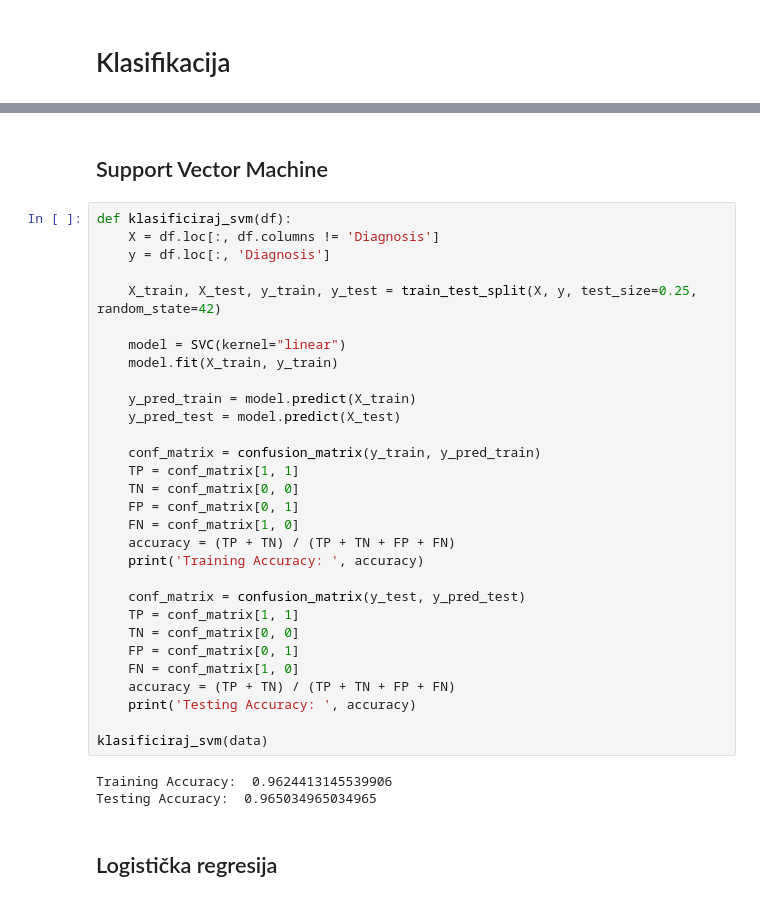
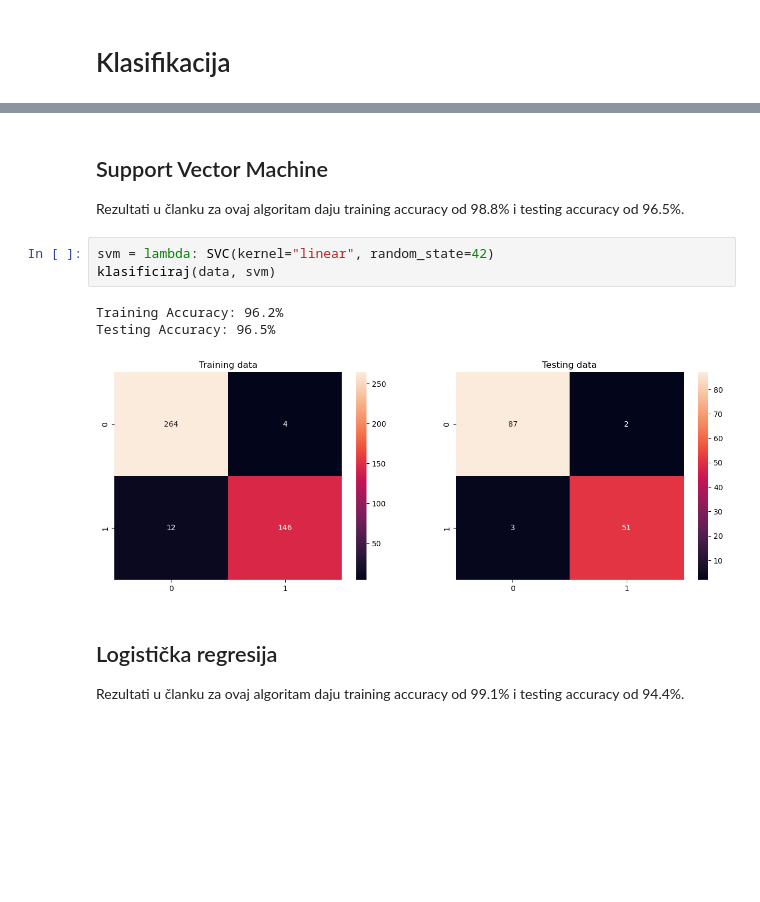
Before and after one commit to escapologit/UZOP, a Jupyter notebook: replikacija_rezultata/replikacija.ipynb, the cells around one changed output, grey strips where cells are left out. Saved outputs shown, nothing was run; the diff lists cells and outputs as text; blank space fills up the shorter version.

```diff
--- a/replikacija_rezultata/replikacija.ipynb
+++ b/replikacija_rezultata/replikacija.ipynb
@@ -55,38 +94,14 @@ data.head()
 # %% [markdown]
 ## Support Vector Machine
+Rezultati u članku za ovaj algoritam daju training accuracy od 98.8% i testing accuracy od 96.5%.
 # %%
-def klasificiraj_svm(df):
-    X = df.loc[:, df.columns != 'Diagnosis']
-    y = df.loc[:, 'Diagnosis']
-
-    X_train, X_test, y_train, y_test = train_test_split(X, y, test_size=0.25, random_state=42)
-
-    model = SVC(kernel="linear")
-    model.fit(X_train, y_train)
-
-    y_pred_train = model.predict(X_train)
-    y_pred_test = model.predict(X_test)
-
-    conf_matrix = confusion_matrix(y_train, y_pred_train)
-    TP = conf_matrix[1, 1]
-    TN = conf_matrix[0, 0]
-    FP = conf_matrix[0, 1]
-    FN = conf_matrix[1, 0]
-    accuracy = (TP + TN) / (TP + TN + FP + FN)
-    print('Training Accuracy: ', accuracy)
-
-    conf_matrix = confusion_matrix(y_test, y_pred_test)
-    TP = conf_matrix[1, 1]
-    TN = conf_matrix[0, 0]
-    FP = conf_matrix[0, 1]
-    FN = conf_matrix[1, 0]
-    accuracy = (TP + TN) / (TP + TN + FP + FN)
-    print('Testing Accuracy: ', accuracy)
-
-klasificiraj_svm(data)
+svm = lambda: SVC(kernel="linear", random_state=42)
+klasificiraj(data, svm)
 # %% [output]
-Training Accuracy:  0.9624413145539906
-Testing Accuracy:  0.965034965034965
+Training Accuracy: 96.2%
+Testing Accuracy: 96.5%
+[figure, added]
 # %% [markdown]
 ## Logistička regresija
+Rezultati u članku za ovaj algoritam daju training accuracy od 99.1% i testing accuracy od 94.4%.
 # %%
```
Also changed, not shown: parts of 16 cells of this notebook, 1 other file.
